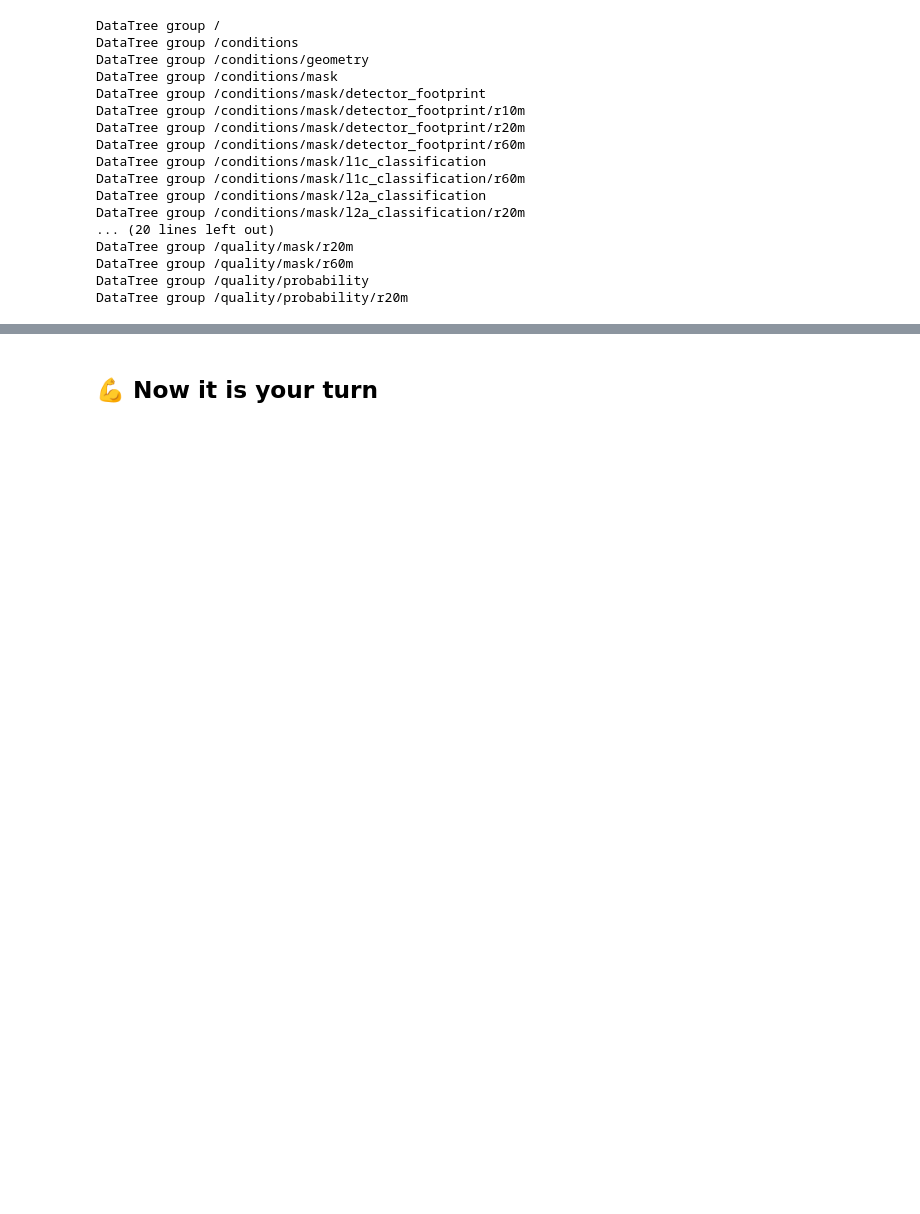
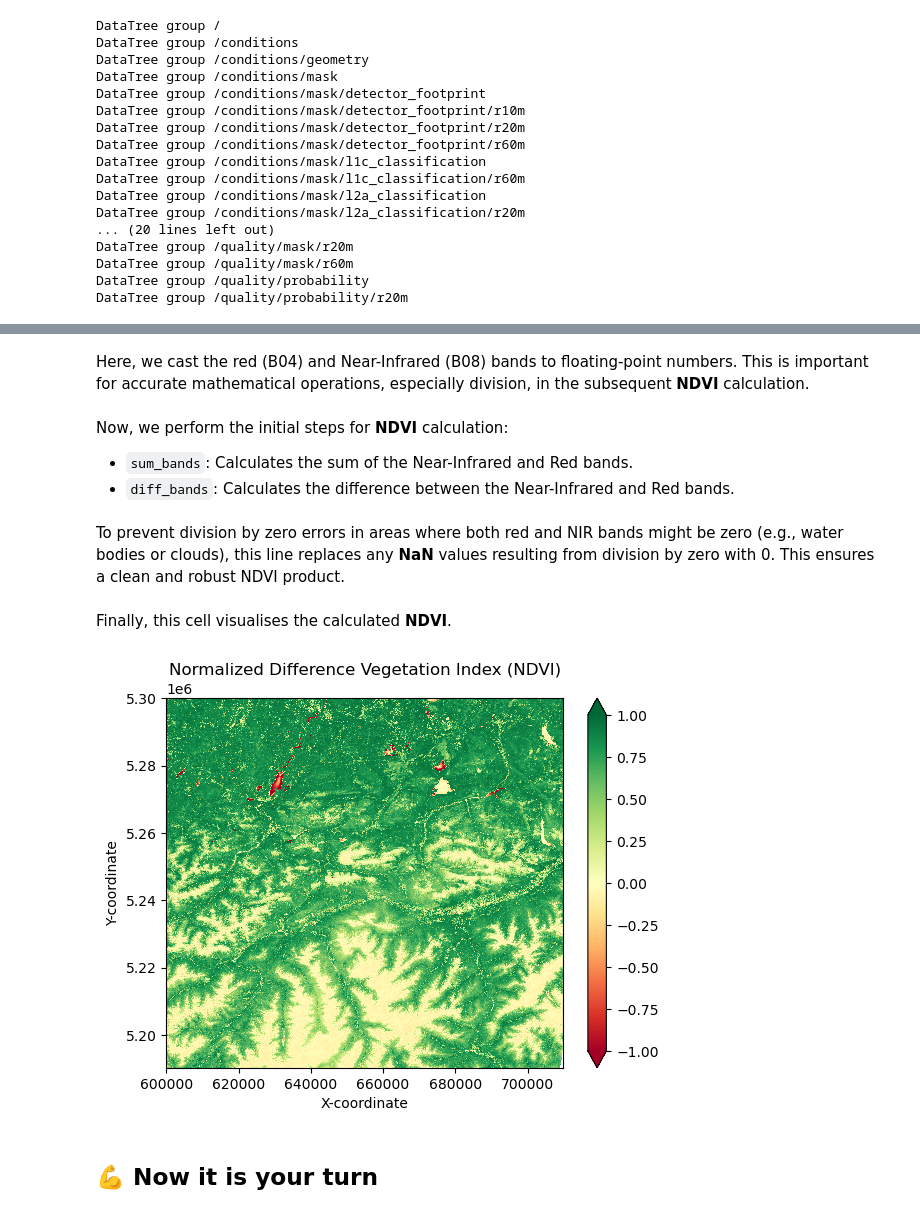
Before and after one commit to eopf-toolkit/eopf-101, a Jupyter notebook: 03_eopf_stac_xarray_tutorial.ipynb, the cells around one changed output, grey strips where cells are left out. Cells and saved outputs as stored; diff of their text form; code cells hidden in the pictures; blank space fills up the shorter version.

```diff
--- a/03_eopf_stac_xarray_tutorial.ipynb
+++ b/03_eopf_stac_xarray_tutorial.ipynb
@@ -244,2 +245,42 @@ item
+# %%
+red_nir = xr.open_dataset(
+    cloud_storage,
+    engine="eopf-zarr",
+    chunks={},
+    spline_orders=0,
+    variables=['b04', 'b08'],
+    resolution= 20
+)
+# %% [markdown]
+Here, we cast the red (B04) and Near-Infrared (B08) bands to floating-point numbers. This is important for accurate mathematical operations, especially division, in the subsequent **NDVI** calculation.
+# %%
+red_f = red_nir.b04.astype(float)
+nir_f = red_nir.b08.astype(float)
+# %% [markdown]
+Now, we perform the initial steps for **NDVI** calculation:
+- `sum_bands`: Calculates the sum of the Near-Infrared and Red bands.
+- `diff_bands`: Calculates the difference between the Near-Infrared and Red bands.
+# %%
+sum_bands = nir_f + red_f
+diff_bands = nir_f - red_f
+ndvi = diff_bands / sum_bands
+# %% [markdown]
+To prevent division by zero errors in areas where both red and NIR bands might be zero (e.g., water bodies or clouds), this line replaces any **NaN** values resulting from division by zero with 0. This ensures a clean and robust NDVI product.
+# %%
+ndvi = ndvi.where(sum_bands != 0, 0)
+# %% [markdown]
+Finally, this cell visualises the calculated **NDVI**.
+# %%
+ndvi.plot(cmap='RdYlGn', vmin=-1, vmax=1)
+plt.title('Normalized Difference Vegetation Index (NDVI)')
+plt.xlabel('X-coordinate')
+plt.ylabel('Y-coordinate')
+plt.grid(False) # Turn off grid for image plots
+plt.axis('tight') # Ensure axes fit the data tightly
+
+# Display the plot
+plt.show()
+# %% [output]
+[figure, added]
 # %% [markdown]
 ## 💪 Now it is your turn
```
Also changed, not shown: parts of 37 cells of this notebook.
